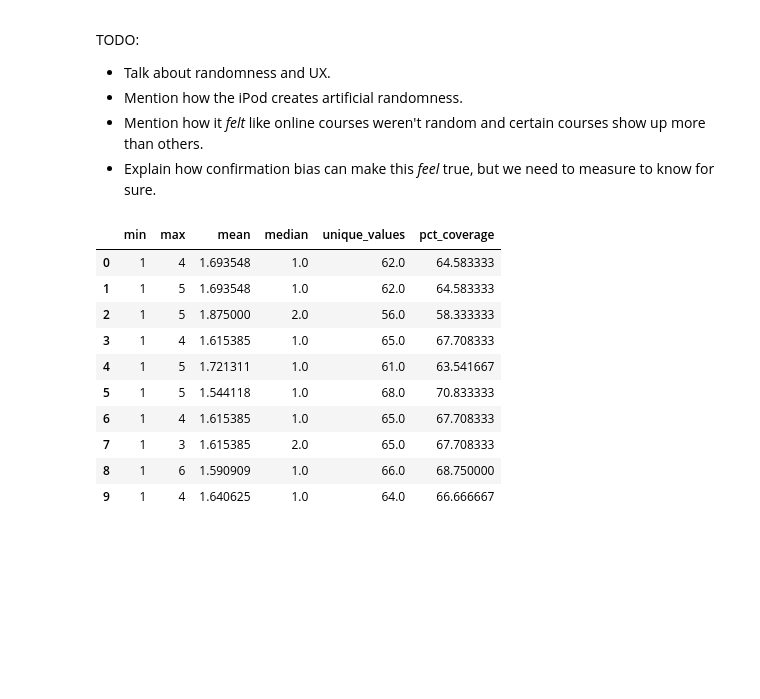
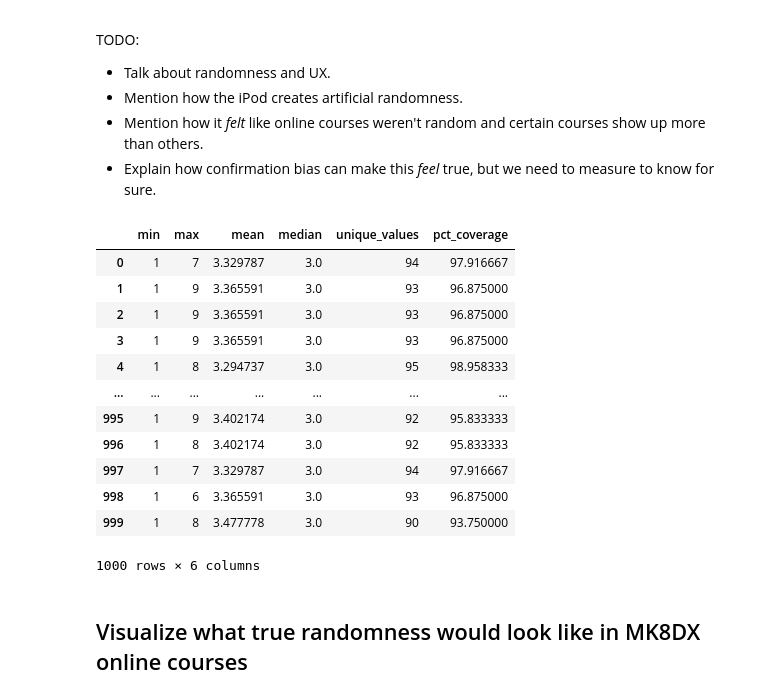
Before and after one commit to brendanwilliam/mk8dx, a Jupyter notebook: src/notebooks/online_votes.ipynb, the cells around one changed output. Saved outputs shown, nothing was run; the diff lists cells and outputs as text; code cells hidden in the pictures; blank space fills up the shorter version.

Commit message:
Randomness verified, writeup rough draft complete

```diff
--- a/src/notebooks/online_votes.ipynb
+++ b/src/notebooks/online_votes.ipynb
@@ -23,6 +23,10 @@ TODO:
 # %%
 import numpy as np
 import pandas as pd
+
+SAMPLE_SIZE = 96  # The number of possible values in the draw. For Mario Kart 8 Deluxe, this is 96.
+DRAWS = 313  # The number of times to draw a random value. This is the number of rows in the MK8DX Votes CSV.
+NUM_SIMULATIONS = 1000 # The number of samples to take. This is the number of times to run the simulation.
 
 def random_draw(max, size):
   """
@@ -60,53 +64,71 @@ def array_frequency_df(arr):
   return df
 
 
-def insert_statistics_row(rf, df, column_name):
+def insert_statistics_row(df, col):
+  """
+  Add a row of containing the minimum, maximum, mean, median, and unique values of a Series to a DataFrame.
 
-  min_value = df[column_name].min()
-  max_value = df[column_name].max()
-  mean_value = df[column_name].mean()
-  median_value = df[column_name].median()
-  unique_values = df.index.nunique()
+  Parameters:
+  max (int): The maximum value of the draw. If `max` is 10, the draw can be up to 10.
+  size (int): The number of draws to make. Each draw will be added to a list.
 
+  Returns:
+  The original DataFrame with the new row appended.
+  """
+
+  # Calculate the statistics of the column
+  min_value = col.min()
+  max_value = col.max()
+  mean_value = col.mean()
+  median_value = col.median()
+  unique_values = col.index.nunique()
+
+  # New row to be appended to the DataFrame
   stats_row = pd.DataFrame({
     'min': [min_value],
     'max': [max_value],
     'mean': [mean_value],
     'median': [median_value],
     'unique_values': [unique_values]
   })
 
-  rf = pd.concat([rf, stats_row], ignore_index=True)
+  # Drop any columns that are all NaN
+  df = df.dropna(axis=1, how='all')
+  rf = pd.concat([df, stats_row], ignore_index=True)
 
   return rf
 
 
 def simulate_draws(max, draws, samples):
 
   # Create an empty DataFrame to store the results
   rf = pd.DataFrame(columns=['min', 'max', 'mean', 'median'])
 
   for i in range(samples):
     picks = random_draw(max, draws)
     df = array_frequency_df(picks)
-    rf = insert_statistics_row(rf, df, 'count')
+    rf = insert_statistics_row(rf, df['count'])
 
   rf['pct_coverage'] = rf['unique_values'] / max * 100
 
   return rf
 
-rf = simulate_draws(96, 105, 10)
-
+rf = simulate_draws(SAMPLE_SIZE, DRAWS, NUM_SIMULATIONS)
+rf.to_csv('../data/mk8dx-random-draws.csv', index=False)
 rf
 # %% [output]
 |  | min | max | mean | median | unique_values | pct_coverage |
-| 0 | 1 | 4 | 1.693548 | 1.0 | 62.0 | 64.583333 |
-| 1 | 1 | 5 | 1.693548 | 1.0 | 62.0 | 64.583333 |
-| 2 | 1 | 5 | 1.875000 | 2.0 | 56.0 | 58.333333 |
-| 3 | 1 | 4 | 1.615385 | 1.0 | 65.0 | 67.708333 |
-| 4 | 1 | 5 | 1.721311 | 1.0 | 61.0 | 63.541667 |
-| 5 | 1 | 5 | 1.544118 | 1.0 | 68.0 | 70.833333 |
-| 6 | 1 | 4 | 1.615385 | 1.0 | 65.0 | 67.708333 |
-| 7 | 1 | 3 | 1.615385 | 2.0 | 65.0 | 67.708333 |
-| 8 | 1 | 6 | 1.590909 | 1.0 | 66.0 | 68.750000 |
-| 9 | 1 | 4 | 1.640625 | 1.0 | 64.0 | 66.666667 |
+| 0 | 1 | 7 | 3.329787 | 3.0 | 94 | 97.916667 |
+| 1 | 1 | 9 | 3.365591 | 3.0 | 93 | 96.875000 |
+| 2 | 1 | 9 | 3.365591 | 3.0 | 93 | 96.875000 |
+| 3 | 1 | 9 | 3.365591 | 3.0 | 93 | 96.875000 |
+| 4 | 1 | 8 | 3.294737 | 3.0 | 95 | 98.958333 |
+| ... | ... | ... | ... | ... | ... | ... |
+| 995 | 1 | 9 | 3.402174 | 3.0 | 92 | 95.833333 |
+| 996 | 1 | 8 | 3.402174 | 3.0 | 92 | 95.833333 |
+| 997 | 1 | 7 | 3.329787 | 3.0 | 94 | 97.916667 |
+| 998 | 1 | 6 | 3.365591 | 3.0 | 93 | 96.875000 |
+| 999 | 1 | 8 | 3.477778 | 3.0 | 90 | 93.750000 |
+1000 rows × 6 columns
+# %% [markdown]
+## Visualize what true randomness would look like in MK8DX online courses
```
Also changed, not shown: parts of 7 cells of this notebook, 2 other files.
